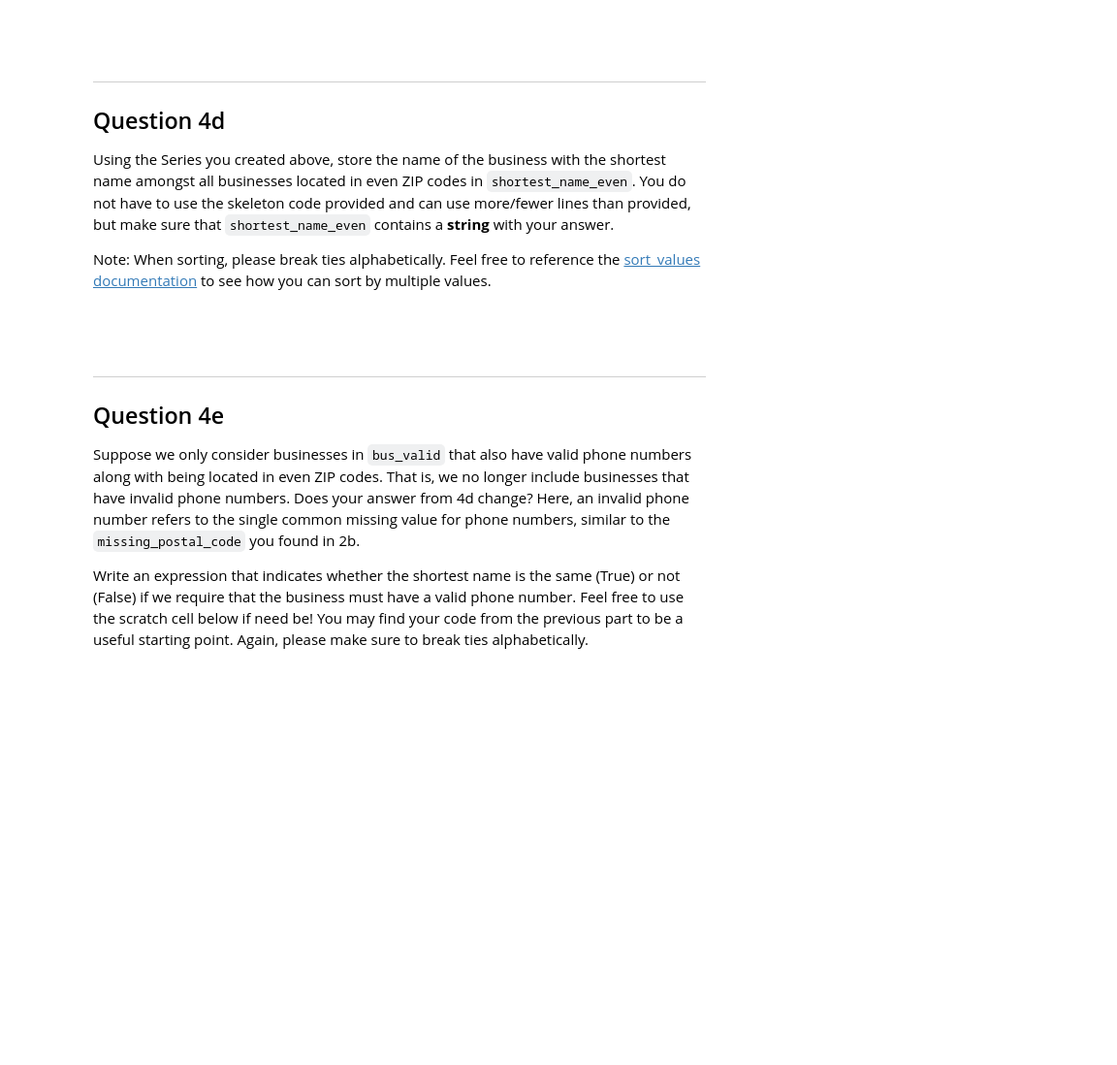
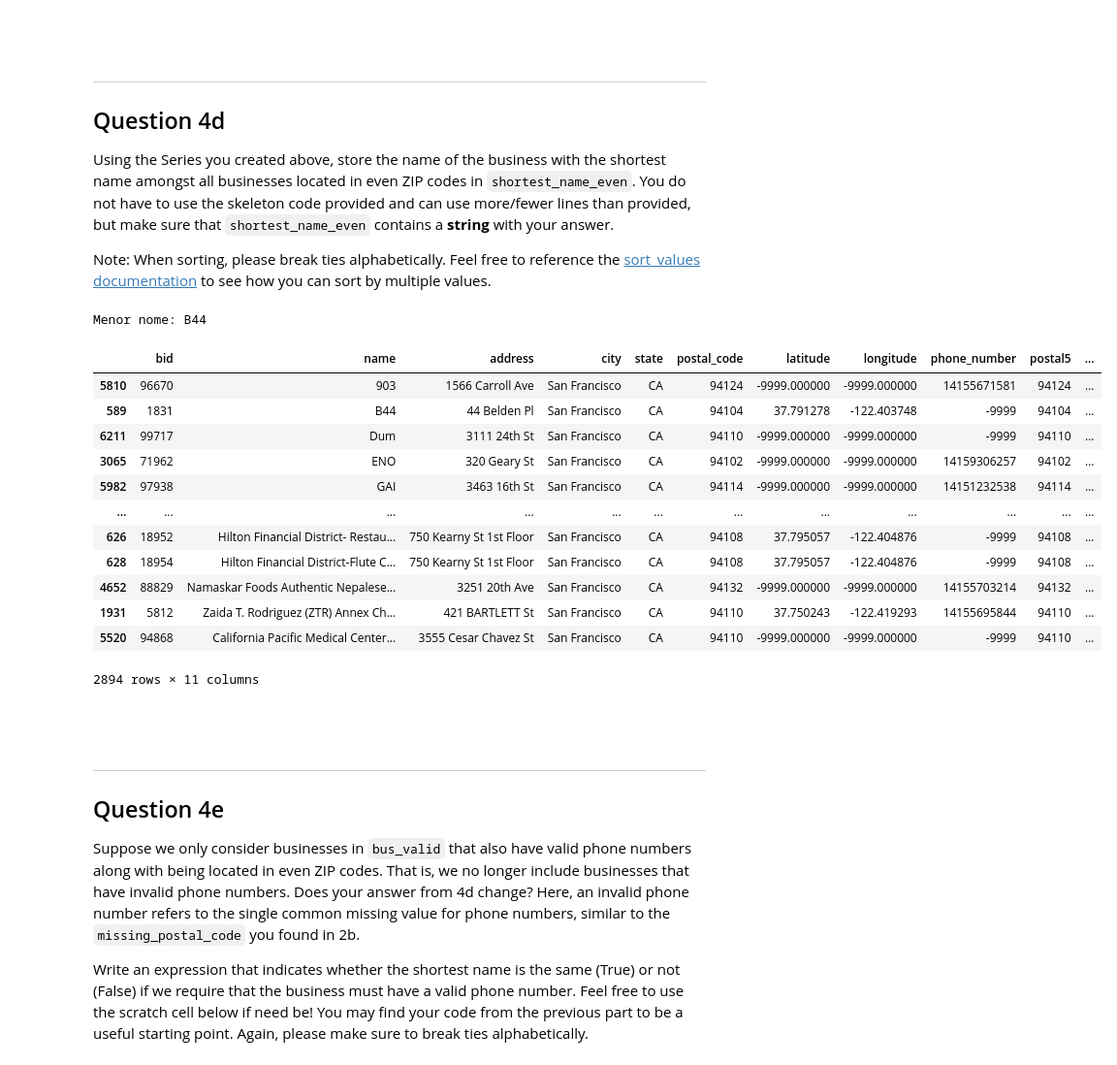
Before and after one commit to quirino717/Tratamento-de-Dados, a Jupyter notebook: Projeto I/hw02A (1).ipynb, the cells around one changed output. Shown: that part at 97% size. Saved outputs shown, nothing was run; the diff lists cells and outputs as text; code cells hidden in the pictures; blank space fills up the shorter version.

```diff
--- a/Projeto I/hw02A (1).ipynb
+++ b/Projeto I/hw02A (1).ipynb
@@ -574,0 +854,3 @@ First, create a new column `name_length` that stores the length of the `name` of
+# %%
+bus['name_length'] = bus['name'].str.replace(" ", "").str.len()
+bus[['name', 'name_length']]
@@ -585,3 +899,3 @@ help(pd.isna)
 # %%
-bus_valid = ...
+bus_valid = bus[bus['postal5'].notnull()]
 bus_valid.head()
@@ -599,0 +919,3 @@ is_even = ...
+# %%
+is_even = bus_valid['postal5'].astype("int") % 2 == 0
+is_even
@@ -608,14 +943,30 @@ Using the Series you created above, store the name of the business with the shor
 
 Note: When sorting, please break ties alphabetically. Feel free to reference the [sort_values documentation](https://pandas.pydata.org/docs/reference/api/pandas.DataFrame.sort_values.html) to see how you can sort by multiple values.
 # %%
-bus_valid["even"] = (bus_valid["postal5"].astype(int).map(lambda x: x%2) ==0)
-sorted = bus_valid[(bus_valid["even"] == True)].sort_values("name_length", ascending=True)
-shortest_name_even = sorted.head(1)["name"].values[0]
-shortest_name_even
+# bus_valid["even"] = (bus_valid["postal5"].astype(int).map(lambda x: x%2) ==0)
+# sorted = bus_valid[(bus_valid["even"] == True)].sort_values("name_length", ascending=True)
+# shortest_name_even = sorted.head(1)["name"].values[0]
+# shortest_name_even
 # %%
-shortest_name_even = ...
-shortest_name_even
+shortest_name_even = bus_valid[is_even].loc[bus_valid[is_even]['name'].str.len().idxmin(), 'name']
+print(f'Menor nome: {shortest_name_even}')
+
 bus_valid[is_even].sort_values(['name_length', "name"], ascending = True)
+# %% [output]
+Menor nome: B44
+|  | bid | name | address | city | state | postal_code | latitude | longitude | phone_number | postal5 | ... |
+| 5810 | 96670 | 903 | 1566 Carroll Ave | San Francisco | CA | 94124 | -9999.000000 | -9999.000000 | 14155671581 | 94124 | ... |
+| 589 | 1831 | B44 | 44 Belden Pl | San Francisco | CA | 94104 | 37.791278 | -122.403748 | -9999 | 94104 | ... |
+| 6211 | 99717 | Dum | 3111 24th St | San Francisco | CA | 94110 | -9999.000000 | -9999.000000 | -9999 | 94110 | ... |
+| 3065 | 71962 | ENO | 320 Geary St | San Francisco | CA | 94102 | -9999.000000 | -9999.000000 | 14159306257 | 94102 | ... |
+| 5982 | 97938 | GAI | 3463 16th St | San Francisco | CA | 94114 | -9999.000000 | -9999.000000 | 14151232538 | 94114 | ... |
+| ... | ... | ... | ... | ... | ... | ... | ... | ... | ... | ... | ... |
+| 626 | 18952 | Hilton Financial District- Restau... | 750 Kearny St 1st Floor | San Francisco | CA | 94108 | 37.795057 | -122.404876 | -9999 | 94108 | ... |
+| 628 | 18954 | Hilton Financial District-Flute C... | 750 Kearny St 1st Floor | San Francisco | CA | 94108 | 37.795057 | -122.404876 | -9999 | 94108 | ... |
+| 4652 | 88829 | Namaskar Foods Authentic Nepalese... | 3251 20th Ave | San Francisco | CA | 94132 | -9999.000000 | -9999.000000 | 14155703214 | 94132 | ... |
+| 1931 | 5812 | Zaida T. Rodriguez (ZTR) Annex Ch... | 421 BARTLETT St | San Francisco | CA | 94110 | 37.750243 | -122.419293 | 14155695844 | 94110 | ... |
+| 5520 | 94868 | California Pacific Medical Center... | 3555 Cesar Chavez St | San Francisco | CA | 94110 | -9999.000000 | -9999.000000 | -9999 | 94110 | ... |
+2894 rows × 11 columns
 # %% [markdown]
 <br/><br/>
 
```
Also changed, not shown: parts of 70 cells of this notebook.
